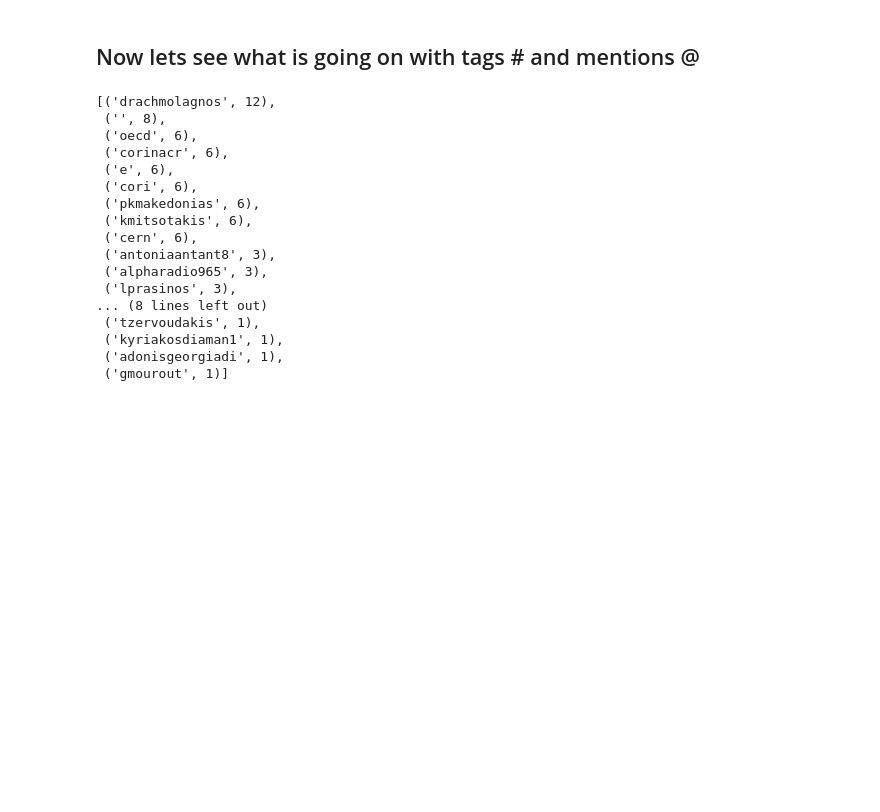
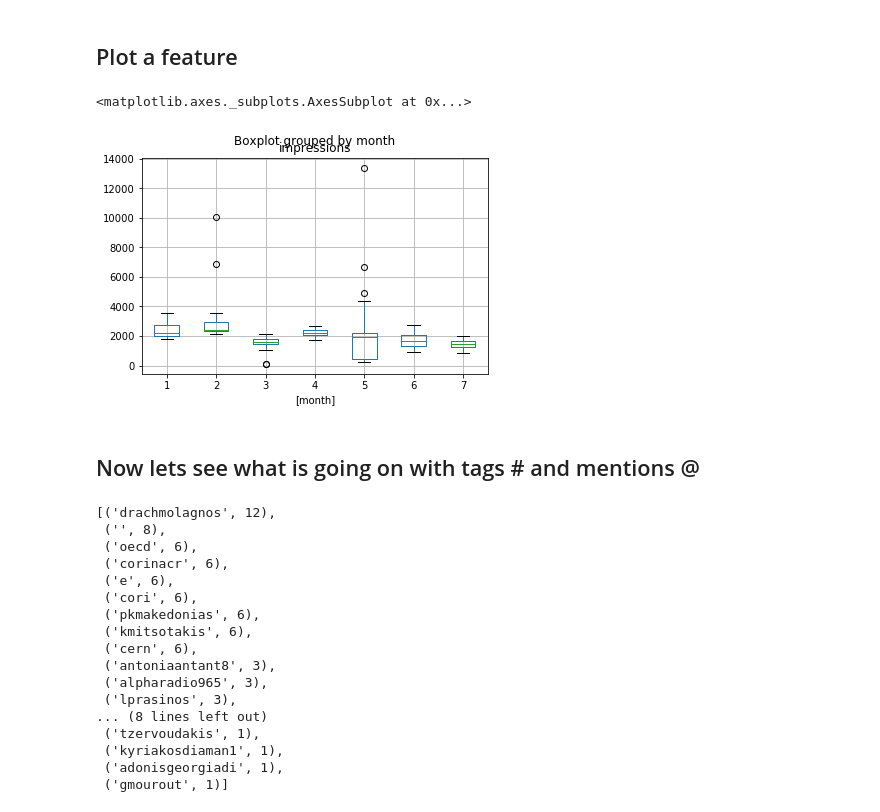
Before and after one commit to ioannou-nikos/learning, a Jupyter notebook: twitter_analysis/tweet_analysis.ipynb, the cells around one changed output. Drawn from its saved outputs; the diff is of its cells as text; code cells hidden in the pictures; blank space fills up the shorter version.

```diff
--- a/twitter_analysis/tweet_analysis.ipynb
+++ b/twitter_analysis/tweet_analysis.ipynb
@@ -35,3 +41,14 @@ gbdf.agg(['count', 'min', 'max', 'mean'])
+# %% [markdown]
+## Plot a feature
+# %%
+# Choose the feature
+field_list = ['impressions','month']
+tmp = bdf[field_list]
+#tmp.plot.scatter(x='month', y='likes')
+tmp.boxplot(by='month')
+# %% [output]
+<matplotlib.axes._subplots.AxesSubplot at 0x...>
+[figure, added]
 # %% [markdown]
 ## Now lets see what is going on with tags # and mentions @
 # %%
```
Also changed, not shown: parts of 4 cells of this notebook, 22 other files.
